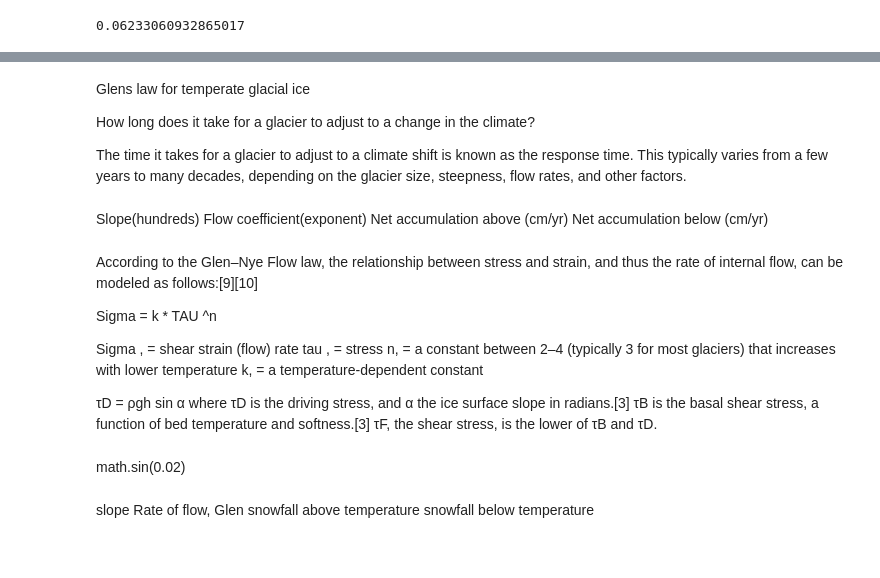
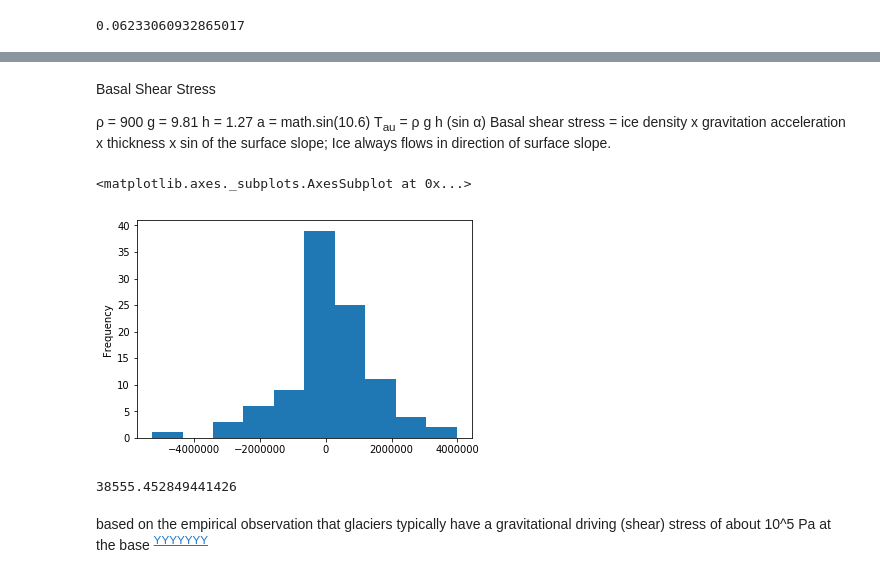
Before and after one commit to healyshane/project-programming_for-data_analysis, a Jupyter notebook: Programming for Data Analysis_Glaciers.ipynb, the cells around one changed output, grey strips where cells are left out. Drawn from its saved outputs; the diff is of its cells as text; code cells hidden in the pictures.

```diff
--- a/Programming for Data Analysis_Glaciers.ipynb
+++ b/Programming for Data Analysis_Glaciers.ipynb
@@ -330,30 +299,0 @@ gravitational forces.
-# %% [markdown]
-Glens law for temperate glacial ice
-
-
- How long does it take for a glacier to adjust to a change in the climate?
-
-The time it takes for a glacier to adjust to a climate shift is known as the response time. This typically varies from a few years to many decades, depending on the glacier size, steepness, flow rates, and other factors.
-# %% [markdown]
-Slope(hundreds)
-Flow coefficient(exponent)
-Net accumulation above (cm/yr)
-Net accumulation below (cm/yr)
-# %% [markdown]
-According to the Glen–Nye Flow law, the relationship between stress and strain, and thus the rate of internal flow, can be modeled as follows:[9][10]
-
-Sigma = k * TAU ^n
-
-
-Sigma \, = shear strain (flow) rate
-tau \, = stress
-n\, = a constant between 2–4 (typically 3 for most glaciers) that increases with lower temperature
-k\, = a temperature-dependent constant
-
-τD = ρgh sin α
-where τD is the driving stress, and α the ice surface slope in radians.[3]
-τB is the basal shear stress, a function of bed temperature and softness.[3]
-τF, the shear stress, is the lower of τB and τD.
-# %% [markdown]
-
-math.sin(0.02)
@@ -373,5 +300,30 @@ math.sin(0.02)
-# %% [markdown]
-slope
-Rate of flow, Glen
-snowfall above temperature
-snowfall below temperature
+# %% [markdown]
+Basal Shear Stress
+
+ρ = 900
+g = 9.81
+h = 1.27
+a = math.sin(10.6)
+Τ<sub>au</sub> = ρ g h (sin α)
+Basal shear stress = ice density x gravitation acceleration x thickness x
+sin of the surface slope; Ice always flows in direction of surface slope.
+# %%
+ρ = 900 # density of ice taken as a constant
+g = 9.81 # gravity as a constant
+h = data['Ice Thickness_gen'] # Generated data for glacier ice thickness
+a = np.sin(data['Glacier Slope']) # Generated data for glacier slope
+
+σ = ρ*g*h*a
+σ
+data['Basal Shear Stress'] = σ
+# %%
+σ.plot(kind='hist')
+# %% [output]
+<matplotlib.axes._subplots.AxesSubplot at 0x...>
+[figure, added]
+# %%
+np.mean(σ)
+# %% [output]
+38555.452849441426
+# %% [markdown]
+based on the empirical observation that glaciers typically have a gravitational driving (shear) stress of about 10^5 Pa at the base <sup>[YYYYYYY](https://www.tandfonline.com/doi/pdf/10.4296/cwrj3602823?needAccess=true)</sup>
```
Also changed, not shown: parts of 29 cells of this notebook, 1 other file.
